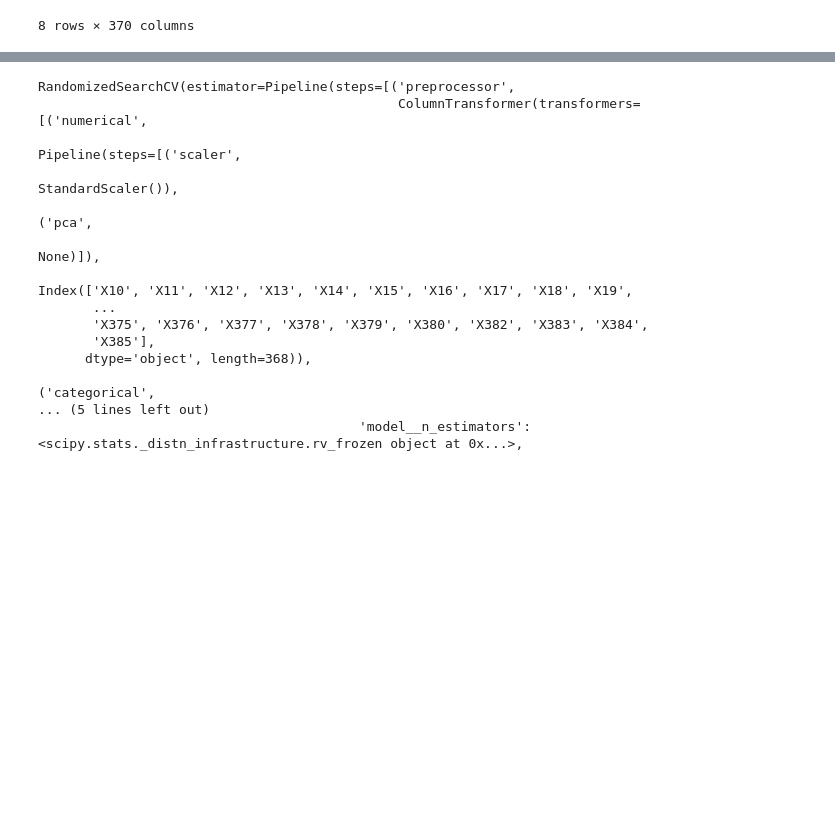
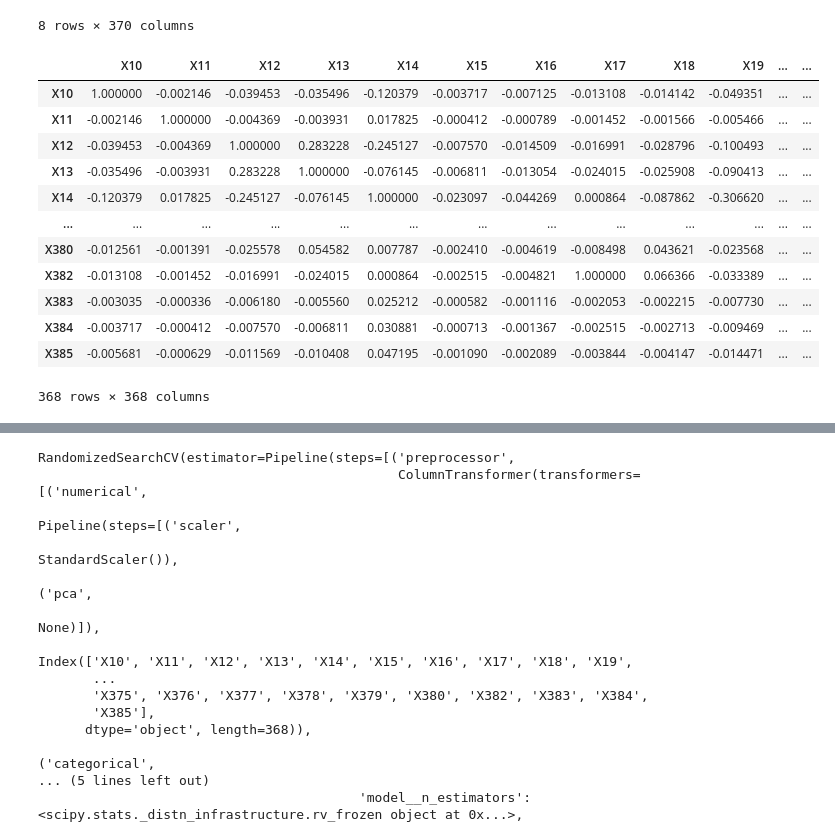
Before and after one commit to lukaszlomozik/Mercedes-Benz-Greener-Manufacturing, a Jupyter notebook: Mercedes-Benz Greener Manufacturing.ipynb, the cells around one changed output, grey strips where cells are left out. Drawn from its saved outputs; the diff is of its cells as text; code cells hidden in the pictures; blank space fills up the shorter version.

```diff
--- a/Mercedes-Benz Greener Manufacturing.ipynb
+++ b/Mercedes-Benz Greener Manufacturing.ipynb
@@ -68,3 +68,20 @@ cols_num = X.select_dtypes(include = ['int64', 'float64']).columns
 cols_cat = X.select_dtypes(include = ['object']).columns
 
 trans_num = StandardScaler()
+# %%
+corr = X[cols_num].corr()
+corr
+# %% [output]
+|  | X10 | X11 | X12 | X13 | X14 | X15 | X16 | X17 | X18 | X19 | ... | ... |
+| X10 | 1.000000 | -0.002146 | -0.039453 | -0.035496 | -0.120379 | -0.003717 | -0.007125 | -0.013108 | -0.014142 | -0.049351 | ... | ... |
+| X11 | -0.002146 | 1.000000 | -0.004369 | -0.003931 | 0.017825 | -0.000412 | -0.000789 | -0.001452 | -0.001566 | -0.005466 | ... | ... |
+| X12 | -0.039453 | -0.004369 | 1.000000 | 0.283228 | -0.245127 | -0.007570 | -0.014509 | -0.016991 | -0.028796 | -0.100493 | ... | ... |
+| X13 | -0.035496 | -0.003931 | 0.283228 | 1.000000 | -0.076145 | -0.006811 | -0.013054 | -0.024015 | -0.025908 | -0.090413 | ... | ... |
+| X14 | -0.120379 | 0.017825 | -0.245127 | -0.076145 | 1.000000 | -0.023097 | -0.044269 | 0.000864 | -0.087862 | -0.306620 | ... | ... |
+| ... | ... | ... | ... | ... | ... | ... | ... | ... | ... | ... | ... | ... |
+| X380 | -0.012561 | -0.001391 | -0.025578 | 0.054582 | 0.007787 | -0.002410 | -0.004619 | -0.008498 | 0.043621 | -0.023568 | ... | ... |
+| X382 | -0.013108 | -0.001452 | -0.016991 | -0.024015 | 0.000864 | -0.002515 | -0.004821 | 1.000000 | 0.066366 | -0.033389 | ... | ... |
+| X383 | -0.003035 | -0.000336 | -0.006180 | -0.005560 | 0.025212 | -0.000582 | -0.001116 | -0.002053 | -0.002215 | -0.007730 | ... | ... |
+| X384 | -0.003717 | -0.000412 | -0.007570 | -0.006811 | 0.030881 | -0.000713 | -0.001367 | -0.002515 | -0.002713 | -0.009469 | ... | ... |
+| X385 | -0.005681 | -0.000629 | -0.011569 | -0.010408 | 0.047195 | -0.001090 | -0.002089 | -0.003844 | -0.004147 | -0.014471 | ... | ... |
+368 rows × 368 columns
```
Also changed, not shown: parts of 5 cells of this notebook.
